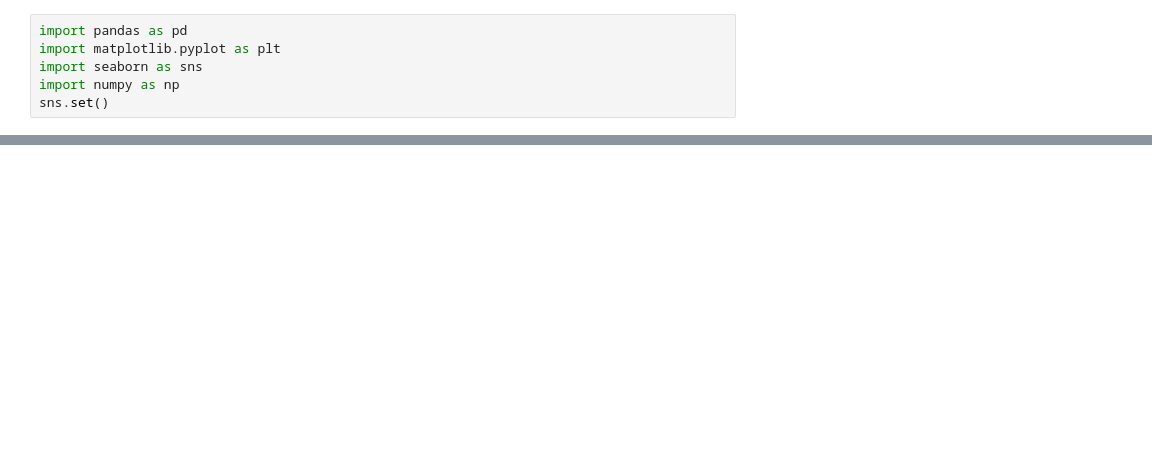
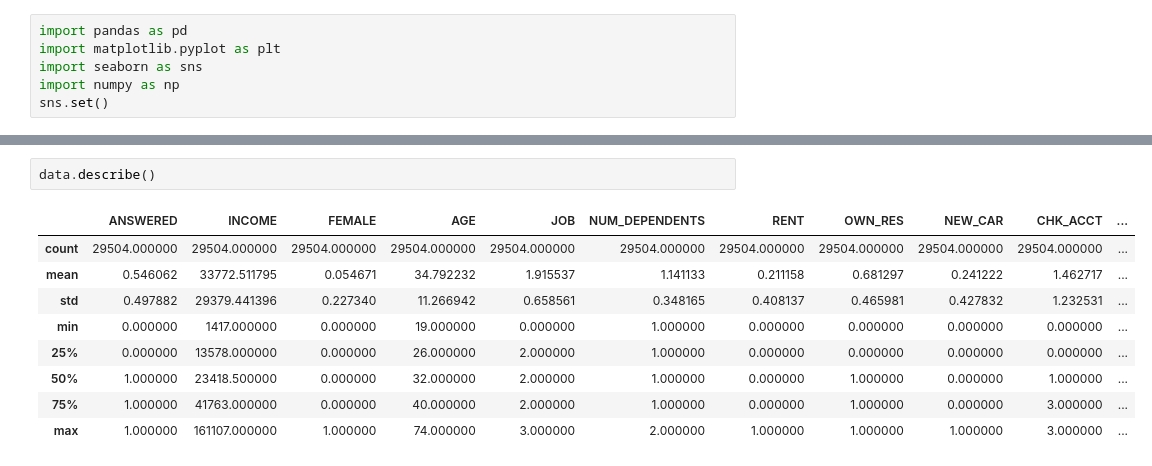
Before and after one commit to DamHTran/SC_Group-Assignment-1, a Jupyter notebook: Group_Assignment_1.ipynb, the cells around one changed output, grey strips where cells are left out. Saved outputs shown, nothing was run; the diff lists cells and outputs as text; blank space fills up the shorter version.

```diff
--- a/Group_Assignment_1.ipynb
+++ b/Group_Assignment_1.ipynb
@@ -6,0 +44,12 @@ sns.set()
+# %%
+data.describe()
+# %% [output]
+|  | ANSWERED | INCOME | FEMALE | AGE | JOB | NUM_DEPENDENTS | RENT | OWN_RES | NEW_CAR | CHK_ACCT | ... |
+| count | 29504.000000 | 29504.000000 | 29504.000000 | 29504.000000 | 29504.000000 | 29504.000000 | 29504.000000 | 29504.000000 | 29504.000000 | 29504.000000 | ... |
+| mean | 0.546062 | 33772.511795 | 0.054671 | 34.792232 | 1.915537 | 1.141133 | 0.211158 | 0.681297 | 0.241222 | 1.462717 | ... |
+| std | 0.497882 | 29379.441396 | 0.227340 | 11.266942 | 0.658561 | 0.348165 | 0.408137 | 0.465981 | 0.427832 | 1.232531 | ... |
+| min | 0.000000 | 1417.000000 | 0.000000 | 19.000000 | 0.000000 | 1.000000 | 0.000000 | 0.000000 | 0.000000 | 0.000000 | ... |
+| 25% | 0.000000 | 13578.000000 | 0.000000 | 26.000000 | 2.000000 | 1.000000 | 0.000000 | 0.000000 | 0.000000 | 0.000000 | ... |
+| 50% | 1.000000 | 23418.500000 | 0.000000 | 32.000000 | 2.000000 | 1.000000 | 0.000000 | 1.000000 | 0.000000 | 1.000000 | ... |
+| 75% | 1.000000 | 41763.000000 | 0.000000 | 40.000000 | 2.000000 | 1.000000 | 0.000000 | 1.000000 | 0.000000 | 3.000000 | ... |
+| max | 1.000000 | 161107.000000 | 1.000000 | 74.000000 | 3.000000 | 2.000000 | 1.000000 | 1.000000 | 1.000000 | 3.000000 | ... |
```
Also changed, not shown: parts of 14 cells of this notebook.
